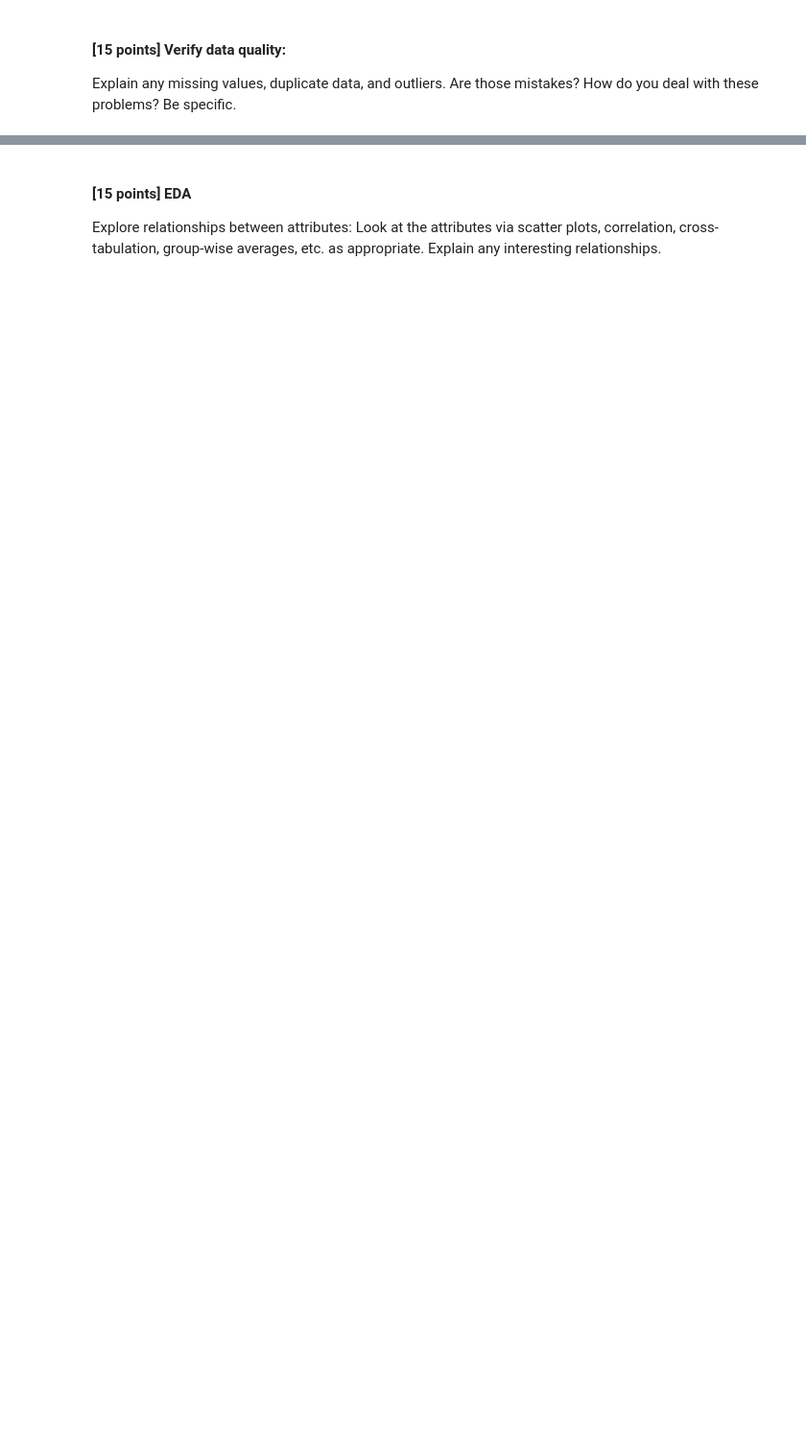
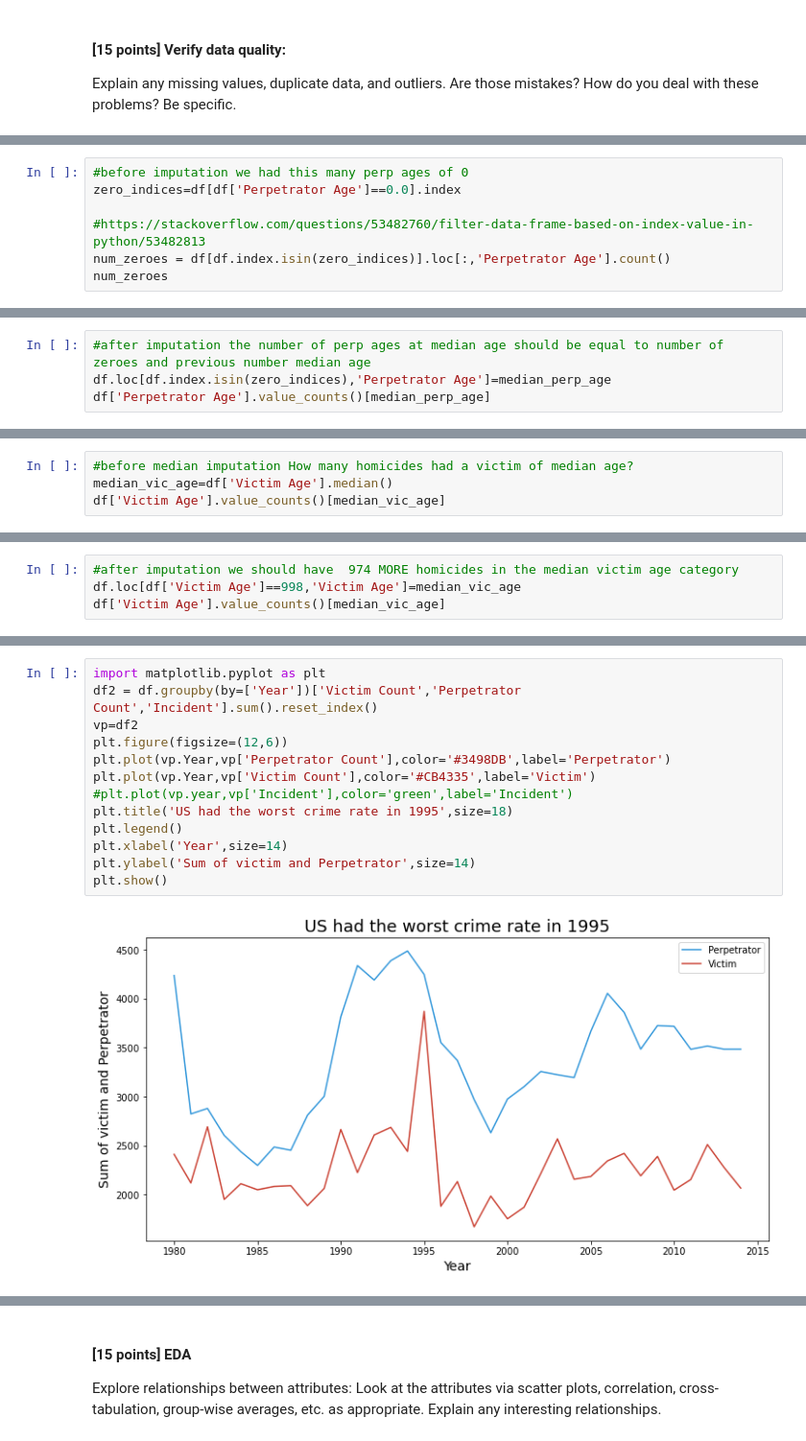
Before and after one commit to pretttyvo/ML1-Visualization-and-Data-Preprocessing, a Jupyter notebook: Lab 1/Jupyter Notebooks/Visualization and Processing-Part I.ipynb, the cells around one changed output, grey strips where cells are left out. Shown at 96% size. Cells and saved outputs as stored; diff of their text form; blank space fills up the shorter version.

```diff
--- a/Lab 1/Jupyter Notebooks/Visualization and Processing-Part I.ipynb
+++ b/Lab 1/Jupyter Notebooks/Visualization and Processing-Part I.ipynb
@@ -238,0 +305,7 @@ dtype: object
+# %%
+#before imputation we had this many perp ages of 0
+zero_indices=df[df['Perpetrator Age']==0.0].index
+
+#https://stackoverflow.com/questions/53482760/filter-data-frame-based-on-index-value-in-python/53482813
+num_zeroes = df[df.index.isin(zero_indices)].loc[:,'Perpetrator Age'].count()
+num_zeroes
@@ -238,0 +319,4 @@ dtype: object
+# %%
+#after imputation the number of perp ages at median age should be equal to number of zeroes and previous number median age
+df.loc[df.index.isin(zero_indices),'Perpetrator Age']=median_perp_age
+df['Perpetrator Age'].value_counts()[median_perp_age]
@@ -238,0 +338,4 @@ dtype: object
+# %%
+#before median imputation How many homicides had a victim of median age?
+median_vic_age=df['Victim Age'].median()
+df['Victim Age'].value_counts()[median_vic_age]
@@ -238,0 +344,4 @@ dtype: object
+# %%
+#after imputation we should have  974 MORE homicides in the median victim age category
+df.loc[df['Victim Age']==998,'Victim Age']=median_vic_age
+df['Victim Age'].value_counts()[median_vic_age]
@@ -238,0 +440,15 @@ dtype: object
+# %%
+import matplotlib.pyplot as plt
+df2 = df.groupby(by=['Year'])['Victim Count','Perpetrator Count','Incident'].sum().reset_index()
+vp=df2
+plt.figure(figsize=(12,6))
+plt.plot(vp.Year,vp['Perpetrator Count'],color='#3498DB',label='Perpetrator')
+plt.plot(vp.Year,vp['Victim Count'],color='#CB4335',label='Victim')
+#plt.plot(vp.year,vp['Incident'],color='green',label='Incident')
+plt.title('US had the worst crime rate in 1995',size=18)
+plt.legend()
+plt.xlabel('Year',size=14)
+plt.ylabel('Sum of victim and Perpetrator',size=14)
+plt.show()
+# %% [output]
+[figure, added]
```
Also changed, not shown: parts of 95 cells of this notebook.
